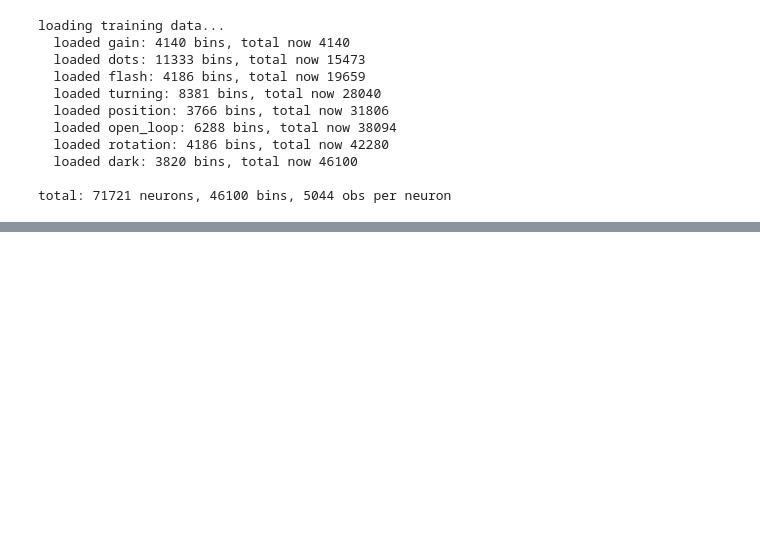
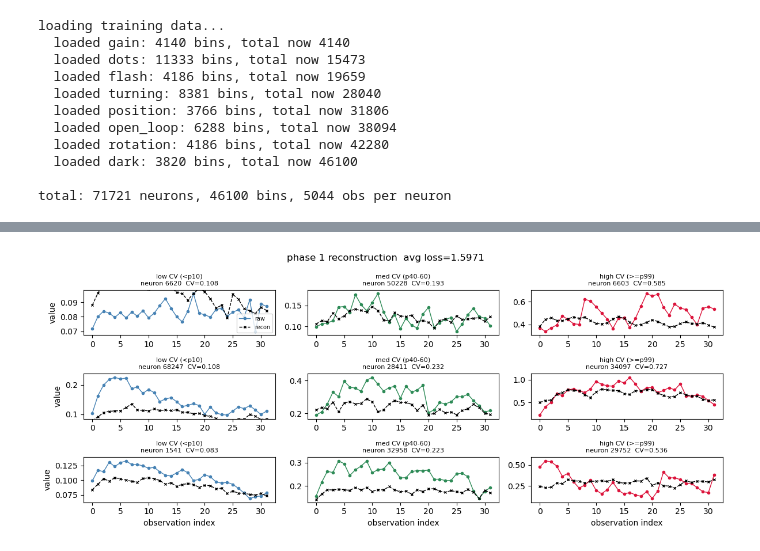
Before and after one commit to saalfeldlab/NeuralGraph, a Jupyter notebook: src/LatentEvolution/binary_state_em.ipynb, the cells around one changed output, grey strips where cells are left out. Cells and saved outputs as stored; diff of their text form; code cells hidden in the pictures; blank space fills up the shorter version.

```diff
--- a/src/LatentEvolution/binary_state_em.ipynb
+++ b/src/LatentEvolution/binary_state_em.ipynb
@@ -1820,0 +352,64 @@ KeyboardInterrupt:
+# %%
+# --- two-phase training ---
+LR_PHASE1  = 1e-3
+LR_PHASE2  = 1e-3
+ROLLOUT    = 100
+BATCH_SIZE = 32   # for phase 2
+N_PHASE1_EPOCHS = 10
+N_PHASE2_EPOCHS = 1
+TV_WEIGHT  = 0.1  # smoothness regularization on z_bank
+T = int(obs_times.max().item()) + 1
+
+# z_bank: one latent per time bin
+z_bank = nn.Parameter(torch.zeros(T, L_DIM, device=device))
+nn.init.normal_(z_bank, std=0.01)
+
+# init evolver output to ~0: zero last linear layer
+with torch.no_grad():
+    last_linear = [m for m in evolver.modules() if isinstance(m, nn.Linear)][-1]
+    last_linear.weight.zero_()
+    last_linear.bias.zero_()
+# %%
+
+num_windows_per_epoch = obs_vals.shape[1] // WINDOW
+
+# ── phase 1: reconstruct obs_vals from z_bank ──────────────────────────────
+print("phase 1: reconstruction")
+opt1 = torch.optim.Adam(
+    [z_bank, W_dec, b_dec], lr=LR_PHASE1
+)
+p1_losses = []
+for epoch in range(N_PHASE1_EPOCHS):
+    for k in range(num_windows_per_epoch):
+        w_vals_k  = obs_vals[:, k * WINDOW:(k + 1) * WINDOW].to(device)         # (N, WINDOW)
+        w_times_k = obs_times[:, k * WINDOW:(k + 1) * WINDOW].long().to(device)  # (N, WINDOW)
+
+        z_at_obs = z_bank[w_times_k]                                             # (N, WINDOW, L_DIM)
+        x_pred   = (z_at_obs * W_dec.unsqueeze(1)).sum(-1) + b_dec.unsqueeze(1)  # (N, WINDOW)
+
+        # normalize by per-neuron within-window std; skip constant neurons
+        std_k = w_vals_k.std(dim=1)                                              # (N,)
+        valid = std_k > 1e-3
+        if not valid.any():
+            continue
+        recon_loss = (((x_pred[valid] - w_vals_k[valid]) / std_k[valid].unsqueeze(1)) ** 2).mean()
+
+        # tv regularization: penalize large jumps between adjacent time bins
+        tv_loss = ((z_bank[1:] - z_bank[:-1]) ** 2).mean()
+
+        loss = recon_loss + TV_WEIGHT * tv_loss
+
+        opt1.zero_grad()
+        loss.backward()
+        opt1.step()
+        p1_losses.append(loss.item())
+
+
+    avg = sum(p1_losses[-num_windows_per_epoch:]) / max(len(p1_losses[-num_windows_per_epoch:]), 1)
+    clear_output(wait=True)
+    print(f"  epoch {epoch+1}/{N_PHASE1_EPOCHS}  avg loss={avg:.4f}")
+    plot_reconstruction(title=f'phase 1 reconstruction  avg loss={sum(p1_losses)/len(p1_losses):.4f}')
+
+
+print(f"phase 1 done  avg loss={sum(p1_losses)/len(p1_losses):.4f}")
+# %% [output]
@@ -1820,0 +417 @@ KeyboardInterrupt:
+[figure, added]
```
Also changed, not shown: parts of 53 cells of this notebook.
